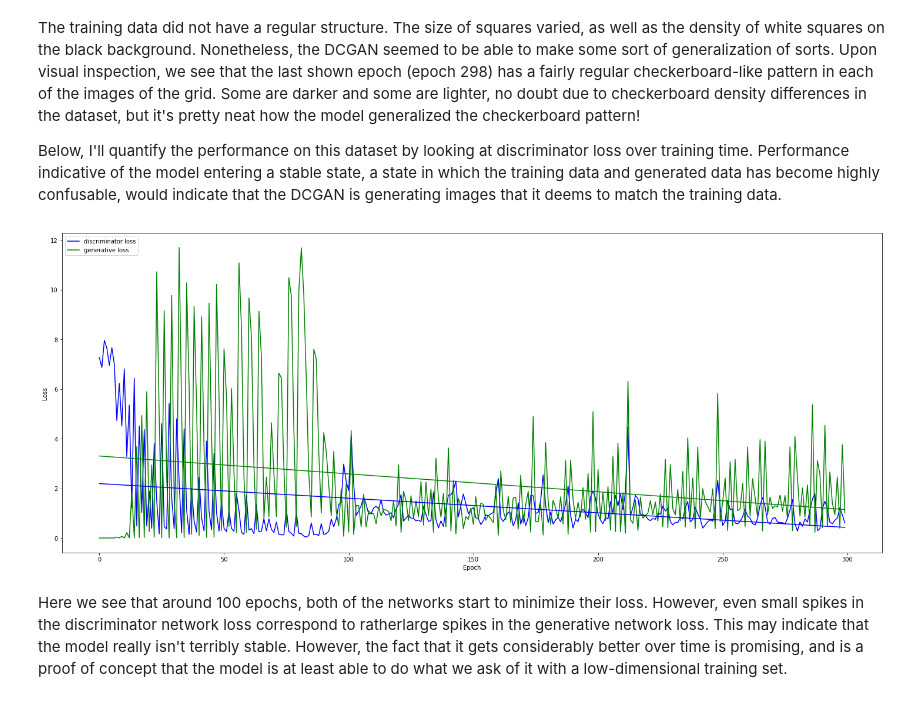
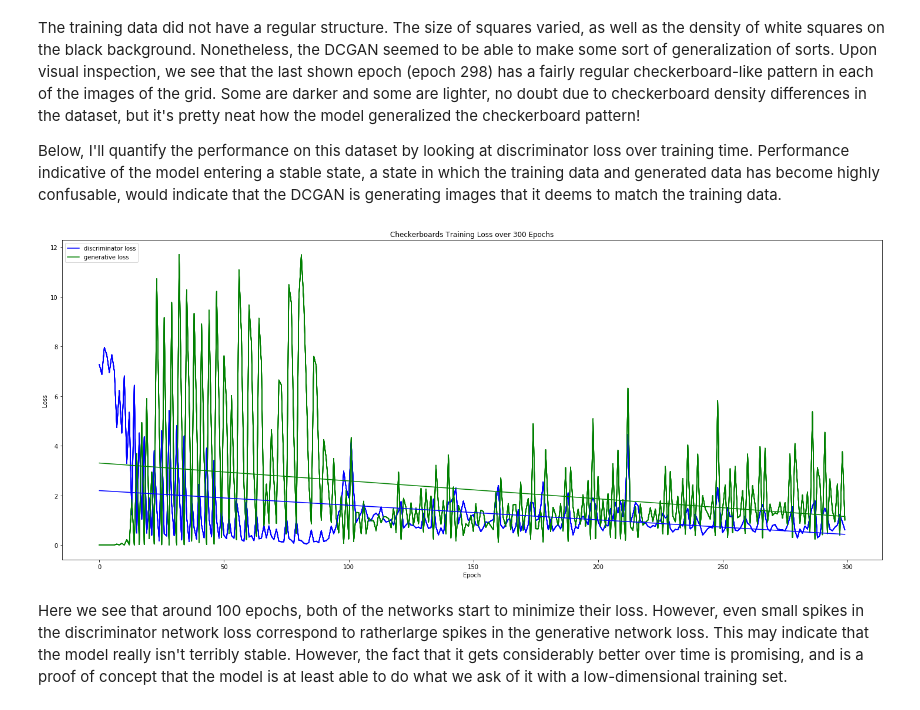
Before and after one commit to hpcowley/what-is-art, a Jupyter notebook: FinalProjectDraft.ipynb, the cells around one changed output. Drawn from its saved outputs; the diff is of its cells as text; code cells hidden in the pictures.

```diff
--- a/FinalProjectDraft.ipynb
+++ b/FinalProjectDraft.ipynb
@@ -146,17 +146,18 @@ with open("Checkerboards_loss.txt", "rt") as f:
 # %%
 plt.figure(num=1, figsize=(25,10))
 plt.plot(all_epoch, check_d_loss, c='blue')
 plt.plot(all_epoch, check_g_loss, c='green')
 bf_check_g = np.poly1d(np.polyfit(all_epoch, check_g_loss, 1))(all_epoch)
 bf_check_d = np.poly1d(np.polyfit(all_epoch, check_d_loss, 1))(all_epoch)
 plt.plot(all_epoch, bf_check_g, c="green")
 plt.plot(all_epoch, bf_check_d, c="blue")
 plt.legend(['discriminator loss', 'generative loss'], loc='upper left')
+plt.title("Checkerboards Training Loss over 300 Epochs")
 plt.xlabel("Epoch")
 plt.ylabel("Loss")
 plt.show()
 # %% [output]
-[figure, old version]
+[figure, new version]
 # %% [markdown]
 Here we see that around 100 epochs, both of the networks start to minimize their loss. However, even small spikes in the discriminator network loss correspond to ratherlarge spikes in the generative network loss. This may indicate that the model really isn't terribly stable. However, the fact that it gets considerably better over time is promising, and is a proof of concept that the model is at least able to do what we ask of it with a low-dimensional training set.
 # %% [markdown]
```
Also changed, not shown: parts of 28 cells of this notebook.
